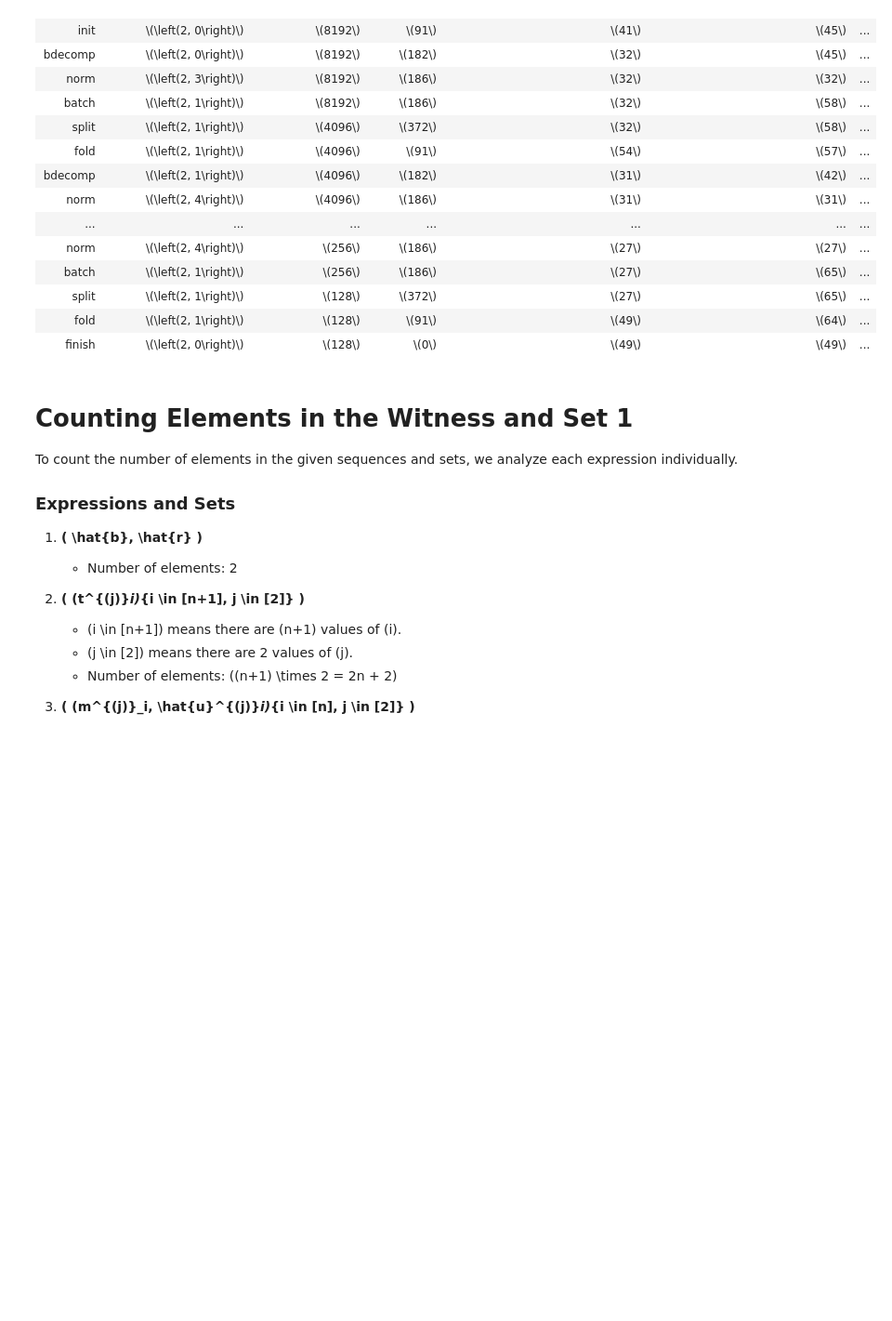
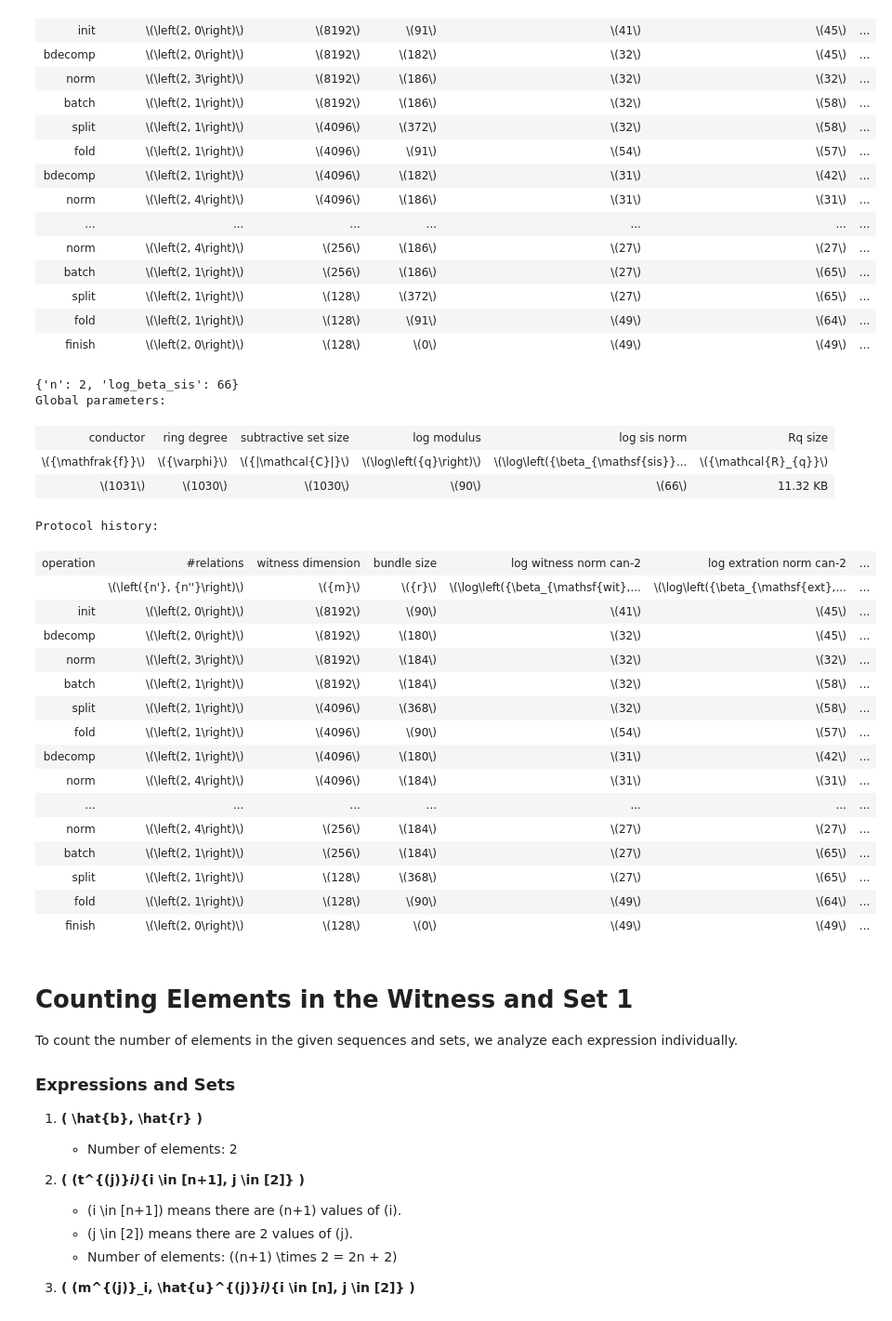
Before and after one commit to russell-lai/rok-paper-sissors-estimator, a Jupyter notebook: example-params-vfhe.ipynb, the cells around one changed output. Shown: that part at 93% size. Cells and saved outputs as stored; diff of their text form; code cells hidden in the pictures; blank space fills up the shorter version.

```diff
--- a/example-params-vfhe.ipynb
+++ b/example-params-vfhe.ipynb
@@ -59,6 +55,74 @@ Protocol history:
 | split | \(\left(2, 1\right)\) | \(128\) | \(372\) | \(27\) | \(65\) | ... |
 | fold | \(\left(2, 1\right)\) | \(128\) | \(91\) | \(49\) | \(64\) | ... |
 | finish | \(\left(2, 0\right)\) | \(128\) | \(0\) | \(49\) | \(49\) | ... |
+# %%
+log_q = 90
+
+ring_param_31_30 = {
+  'f': 1031,
+  'fhat': 1031,
+ 'phi': 1030,
+ 'q': 2^log_q,
+ 'log_q': log_q,
+ 'Rq_size': log_q * 1030,
+ 'e': 2,
+ 'C': 1030,
+ 'gamma_2': 1030,
+ 'theta_2': 1030,
+ 'gamma_inf': 1030,
+ 'theta_inf': 1030,
+ 'ring_exp_inf': 1030}
+
+ring_param = ring_param_31_30
+sis_param = gen_sis_param(ring_param = ring_param, log_beta_sis = 66)
+print(sis_param)
+rep = 90
+wit_rdim = 8192
+beta_inf = 2^24
+beta_2 = sqrt(wit_rdim * ring_param["phi"] * ring_param["fhat"]) * beta_inf
+ell = 2
+tdim = 2
+
+protocol = Protocol(
+    ring_param = ring_param,
+    sis_param = sis_param,
+    rep = rep,
+    wit_rdim = wit_rdim,
+    beta_2 = beta_2,
+    beta_inf = beta_inf
+)
+
+loop_short = [("norm", {}), ("batch", {}), ("split", {"tdim":tdim}), ("fold", {"repout":rep})]
+loop = [("bdecomp", {"ell":ell}), ("norm", {}), ("batch", {}), ("split", {"tdim":tdim}), ("fold", {"repout":rep})]
+ops = loop + loop + loop + loop + loop + loop + [("finish", {})]
+
+for op, params in ops:
+    protocol.execute(op, **params)
+protocol.extract()
+protocol.print()
+# %% [output]
+{'n': 2, 'log_beta_sis': 66}
+Global parameters:
+| conductor | ring degree | subtractive set size | log modulus | log sis norm | Rq size |
+| \({\mathfrak{f}}\) | \({\varphi}\) | \({|\mathcal{C}|}\) | \(\log\left({q}\right)\) | \(\log\left({\beta_{\mathsf{sis}}... | \({\mathcal{R}_{q}}\) |
+| \(1031\) | \(1030\) | \(1030\) | \(90\) | \(66\) | 11.32 KB |
+Protocol history:
+| operation | #relations | witness dimension | bundle size | log witness norm can-2 | log extration norm can-2 | ... |
+|  | \(\left({n'}, {n''}\right)\) | \({m}\) | \({r}\) | \(\log\left({\beta_{\mathsf{wit},... | \(\log\left({\beta_{\mathsf{ext},... | ... |
+| init | \(\left(2, 0\right)\) | \(8192\) | \(90\) | \(41\) | \(45\) | ... |
+| bdecomp | \(\left(2, 0\right)\) | \(8192\) | \(180\) | \(32\) | \(45\) | ... |
+| norm | \(\left(2, 3\right)\) | \(8192\) | \(184\) | \(32\) | \(32\) | ... |
+| batch | \(\left(2, 1\right)\) | \(8192\) | \(184\) | \(32\) | \(58\) | ... |
+| split | \(\left(2, 1\right)\) | \(4096\) | \(368\) | \(32\) | \(58\) | ... |
+| fold | \(\left(2, 1\right)\) | \(4096\) | \(90\) | \(54\) | \(57\) | ... |
+| bdecomp | \(\left(2, 1\right)\) | \(4096\) | \(180\) | \(31\) | \(42\) | ... |
+| norm | \(\left(2, 4\right)\) | \(4096\) | \(184\) | \(31\) | \(31\) | ... |
+| ... | ... | ... | ... | ... | ... | ... |
+| norm | \(\left(2, 4\right)\) | \(256\) | \(184\) | \(27\) | \(27\) | ... |
+| batch | \(\left(2, 1\right)\) | \(256\) | \(184\) | \(27\) | \(65\) | ... |
+| split | \(\left(2, 1\right)\) | \(128\) | \(368\) | \(27\) | \(65\) | ... |
+| fold | \(\left(2, 1\right)\) | \(128\) | \(90\) | \(49\) | \(64\) | ... |
+| finish | \(\left(2, 0\right)\) | \(128\) | \(0\) | \(49\) | \(49\) | ... |
 # %% [markdown]
 # Counting Elements in the Witness and Set 1
 
```
Also changed, not shown: parts of 1 cell of this notebook.
